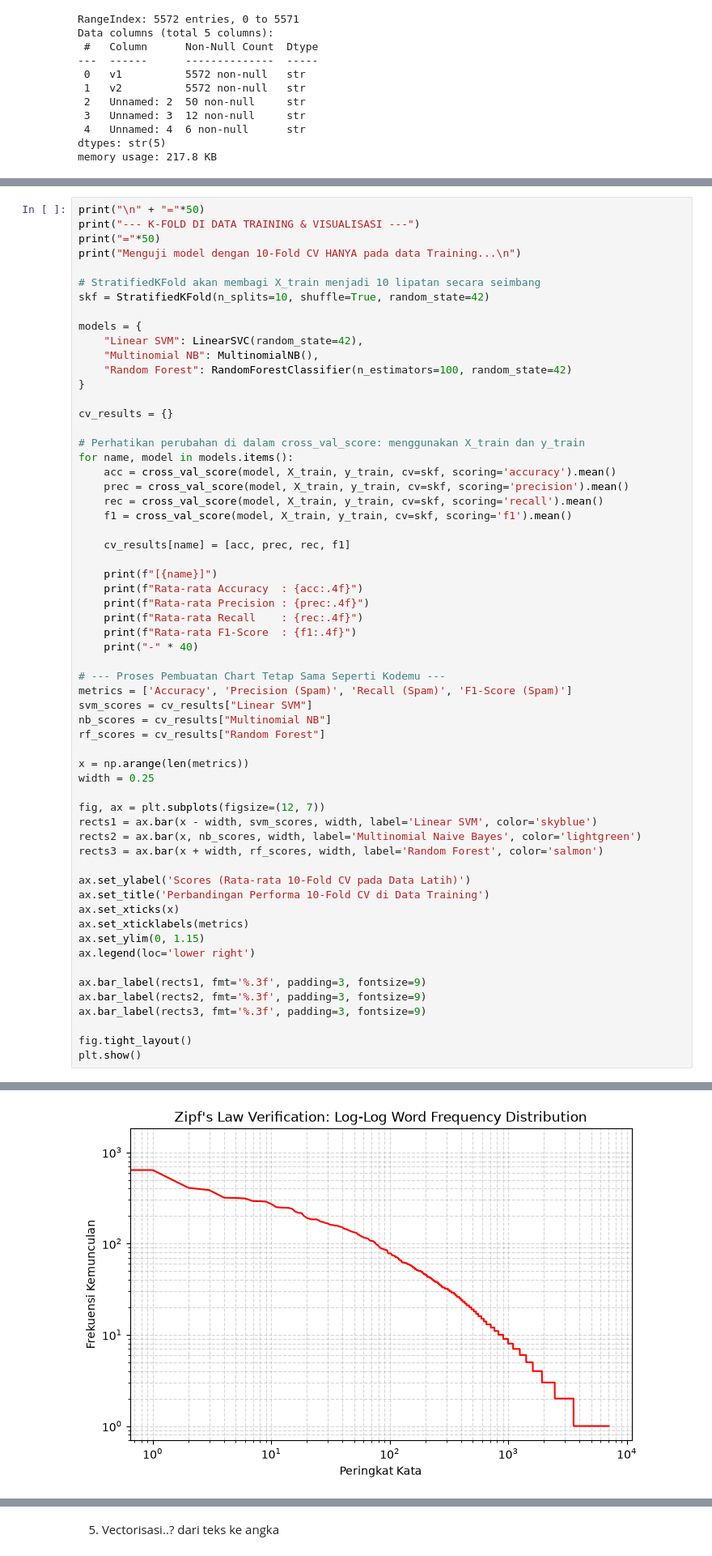
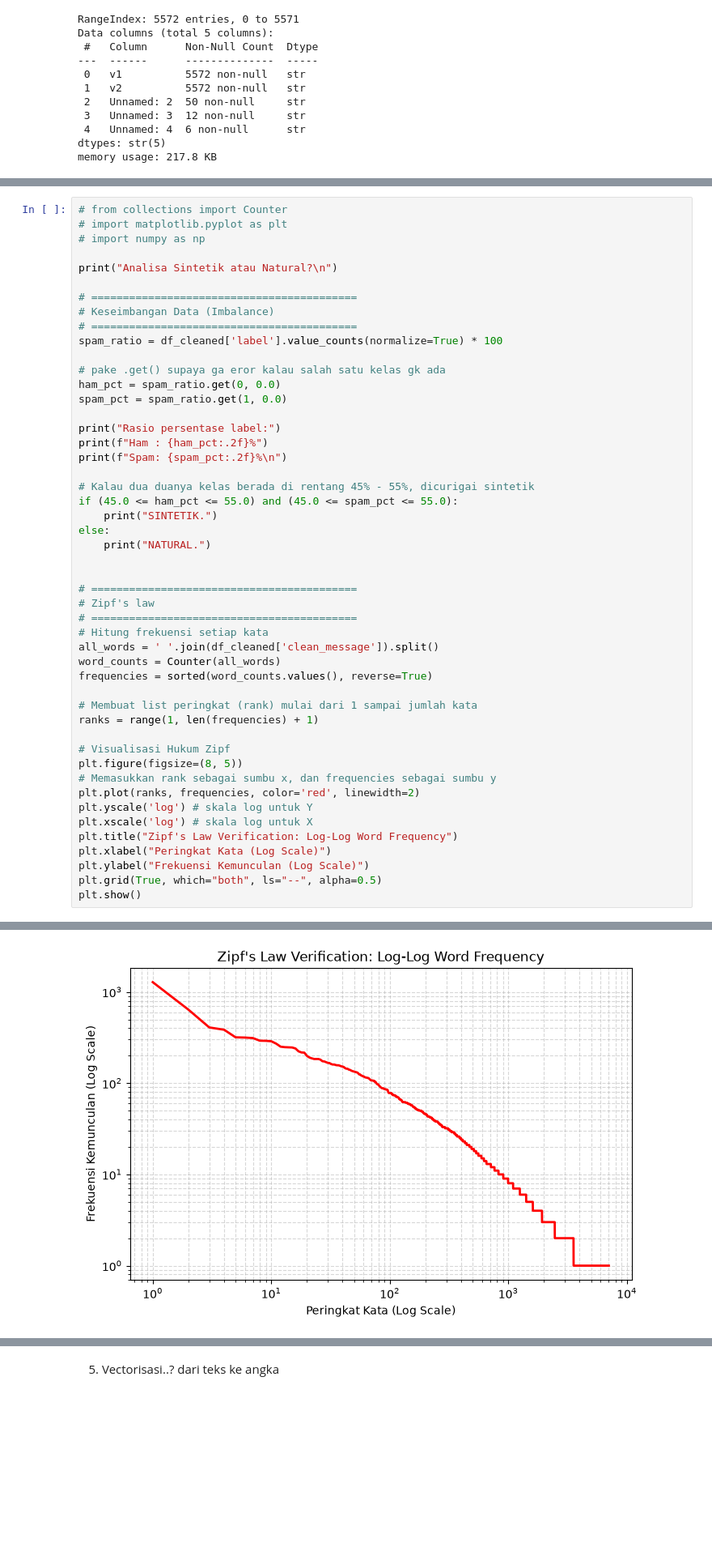
Before and after one commit to ariyaaup/SPHam, a Jupyter notebook: datates.ipynb, the cells around one changed output, grey strips where cells are left out. Shown at 81% size. Drawn from its saved outputs; the diff is of its cells as text; blank space fills up the shorter version.

```diff
--- a/datates.ipynb
+++ b/datates.ipynb
@@ -70,61 +110,50 @@ memory usage: 217.8 KB
 # %%
-print("\n" + "="*50)
-print("--- K-FOLD DI DATA TRAINING & VISUALISASI ---")
-print("="*50)
-print("Menguji model dengan 10-Fold CV HANYA pada data Training...\n")
+# from collections import Counter
+# import matplotlib.pyplot as plt
+# import numpy as np
 
-# StratifiedKFold akan membagi X_train menjadi 10 lipatan secara seimbang
-skf = StratifiedKFold(n_splits=10, shuffle=True, random_state=42)
+print("Analisa Sintetik atau Natural?\n")
 
-models = {
-    "Linear SVM": LinearSVC(random_state=42),
-    "Multinomial NB": MultinomialNB(),
-    "Random Forest": RandomForestClassifier(n_estimators=100, random_state=42)
-}
+# ==========================================
+# Keseimbangan Data (Imbalance)
+# ==========================================
+spam_ratio = df_cleaned['label'].value_counts(normalize=True) * 100
 
-cv_results = {}
+# pake .get() supaya ga eror kalau salah satu kelas gk ada
+ham_pct = spam_ratio.get(0, 0.0)
+spam_pct = spam_ratio.get(1, 0.0)
 
-# Perhatikan perubahan di dalam cross_val_score: menggunakan X_train dan y_train
-for name, model in models.items():
-    acc = cross_val_score(model, X_train, y_train, cv=skf, scoring='accuracy').mean()
-    prec = cross_val_score(model, X_train, y_train, cv=skf, scoring='precision').mean()
-    rec = cross_val_score(model, X_train, y_train, cv=skf, scoring='recall').mean()
-    f1 = cross_val_score(model, X_train, y_train, cv=skf, scoring='f1').mean()
+print("Rasio persentase label:")
+print(f"Ham : {ham_pct:.2f}%")
+print(f"Spam: {spam_pct:.2f}%\n")
 
-    cv_results[name] = [acc, prec, rec, f1]
+# Kalau dua duanya kelas berada di rentang 45% - 55%, dicurigai sintetik
+if (45.0 <= ham_pct <= 55.0) and (45.0 <= spam_pct <= 55.0):
+    print("SINTETIK.")
+else:
+    print("NATURAL.")
 
-    print(f"[{name}]")
-    print(f"Rata-rata Accuracy  : {acc:.4f}")
-    print(f"Rata-rata Precision : {prec:.4f}")
-    print(f"Rata-rata Recall    : {rec:.4f}")
-    print(f"Rata-rata F1-Score  : {f1:.4f}")
-    print("-" * 40)
 
-# --- Proses Pembuatan Chart Tetap Sama Seperti Kodemu ---
-metrics = ['Accuracy', 'Precision (Spam)', 'Recall (Spam)', 'F1-Score (Spam)']
-svm_scores = cv_results["Linear SVM"]
-nb_scores = cv_results["Multinomial NB"]
-rf_scores = cv_results["Random Forest"]
+# ==========================================
+# Zipf's law
+# ==========================================
+# Hitung frekuensi setiap kata
+all_words = ' '.join(df_cleaned['clean_message']).split()
+word_counts = Counter(all_words)
+frequencies = sorted(word_counts.values(), reverse=True)
 
-x = np.arange(len(metrics))
-width = 0.25
+# Membuat list peringkat (rank) mulai dari 1 sampai jumlah kata
+ranks = range(1, len(frequencies) + 1)
 
-fig, ax = plt.subplots(figsize=(12, 7))
-rects1 = ax.bar(x - width, svm_scores, width, label='Linear SVM', color='skyblue')
-rects2 = ax.bar(x, nb_scores, width, label='Multinomial Naive Bayes', color='lightgreen')
-rects3 = ax.bar(x + width, rf_scores, width, label='Random Forest', color='salmon')
-
-ax.set_ylabel('Scores (Rata-rata 10-Fold CV pada Data Latih)')
-ax.set_title('Perbandingan Performa 10-Fold CV di Data Training')
-ax.set_xticks(x)
-ax.set_xticklabels(metrics)
-ax.set_ylim(0, 1.15)
-ax.legend(loc='lower right')
-
-ax.bar_label(rects1, fmt='%.3f', padding=3, fontsize=9)
-ax.bar_label(rects2, fmt='%.3f', padding=3, fontsize=9)
-ax.bar_label(rects3, fmt='%.3f', padding=3, fontsize=9)
-
-fig.tight_layout()
+# Visualisasi Hukum Zipf
+plt.figure(figsize=(8, 5))
+# Memasukkan rank sebagai sumbu x, dan frequencies sebagai sumbu y
+plt.plot(ranks, frequencies, color='red', linewidth=2)
+plt.yscale('log') # skala log untuk Y
+plt.xscale('log') # skala log untuk X
+plt.title("Zipf's Law Verification: Log-Log Word Frequency")
+plt.xlabel("Peringkat Kata (Log Scale)")
+plt.ylabel("Frekuensi Kemunculan (Log Scale)")
+plt.grid(True, which="both", ls="--", alpha=0.5)
 plt.show()
 # %% [output]
@@ -136 +167 @@ ini harusnya bukan data sintetik..
-[figure, old version]
+[figure, new version]
```
Also changed, not shown: parts of 8 cells of this notebook.
